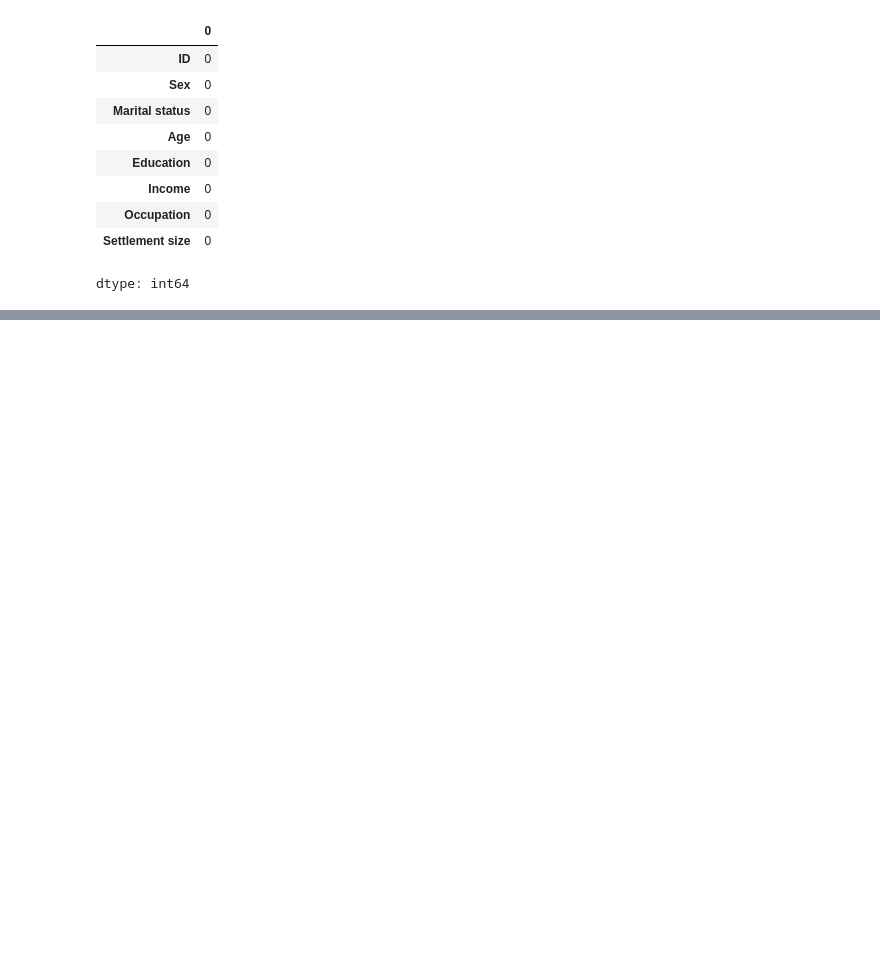
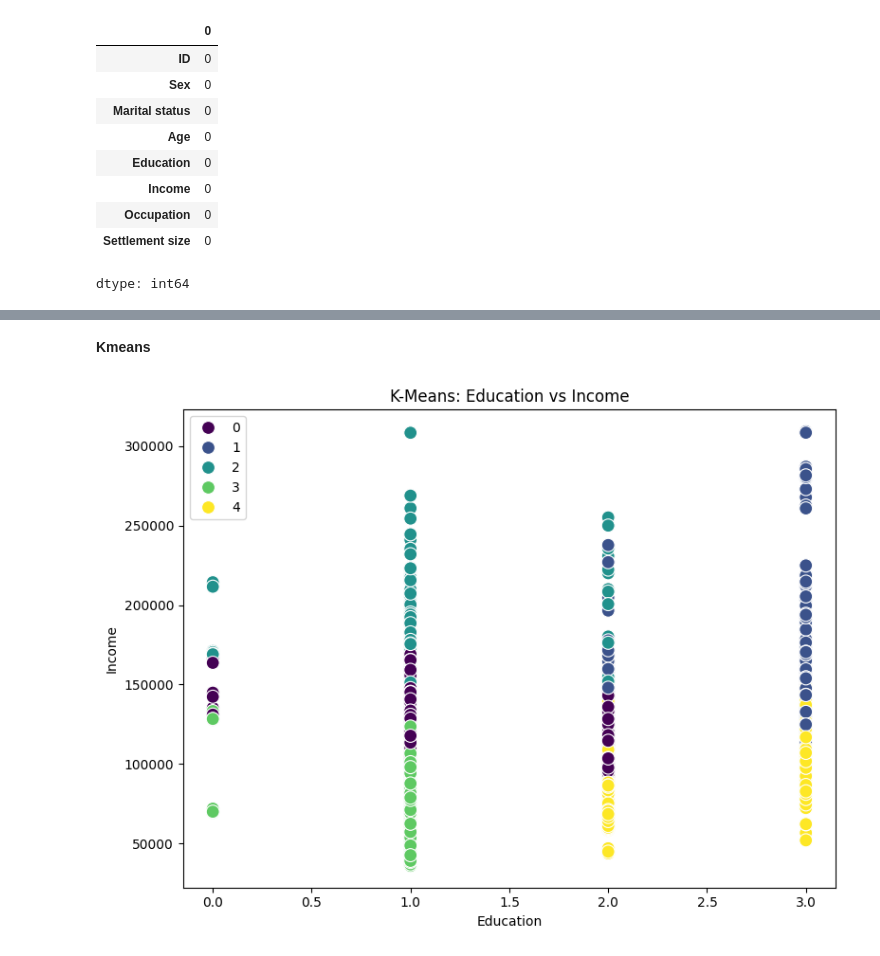
Before and after one commit to mdmohsin212/skill-morph-hw, a Jupyter notebook: Assignment_13.ipynb, the cells around one changed output, grey strips where cells are left out. Drawn from its saved outputs; the diff is of its cells as text; code cells hidden in the pictures; blank space fills up the shorter version.

Commit message:
Apply Kmeans

```diff
--- a/Assignment_13.ipynb
+++ b/Assignment_13.ipynb
@@ -50,10 +55,3 @@ df.isnull().sum()
 | Occupation | 0 |
 | Settlement size | 0 |
 dtype: int64
-# %%
-df = df[["Education", "Income"]]
-
-lb = LabelEncoder()
-df["Education"] = lb.fit_transform(df["Education"])
-
-df.head()
@@ -71,0 +58,10 @@ df_scaled = scaler.fit_transform(df)
+# %%
+X = df[["Education", "Income", "Occupation"]].copy()
+
+enc1 = LabelEncoder()
+enc2 = LabelEncoder()
+
+X["Education"] = enc1.fit_transform(X["Education"])
+X["Occupation"] = enc2.fit_transform(X["Occupation"])
+
+X.head()
@@ -71,0 +75,5 @@ df_scaled = scaler.fit_transform(df)
+# %%
+scaler = StandardScaler()
+X_scaled = scaler.fit_transform(X)
+
+pd.DataFrame(X_scaled, columns=X.columns).head()
@@ -71,0 +87,15 @@ df_scaled = scaler.fit_transform(df)
+# %% [markdown]
+**Kmeans**
+# %%
+kmeans = KMeans(n_clusters=5, random_state=42)
+kmeans.fit(X_scaled)
+
+plt.figure(figsize=(8, 6))
+sns.scatterplot(x=X["Education"],y=X["Income"], hue=kmeans.labels_,  palette='viridis', s=100)
+plt.title("K-Means: Education vs Income")
+plt.xlabel("Education")
+plt.ylabel("Income")
+plt.tight_layout()
+plt.show()
+# %% [output]
+[figure, added]
```
Also changed, not shown: parts of 6 cells of this notebook.
